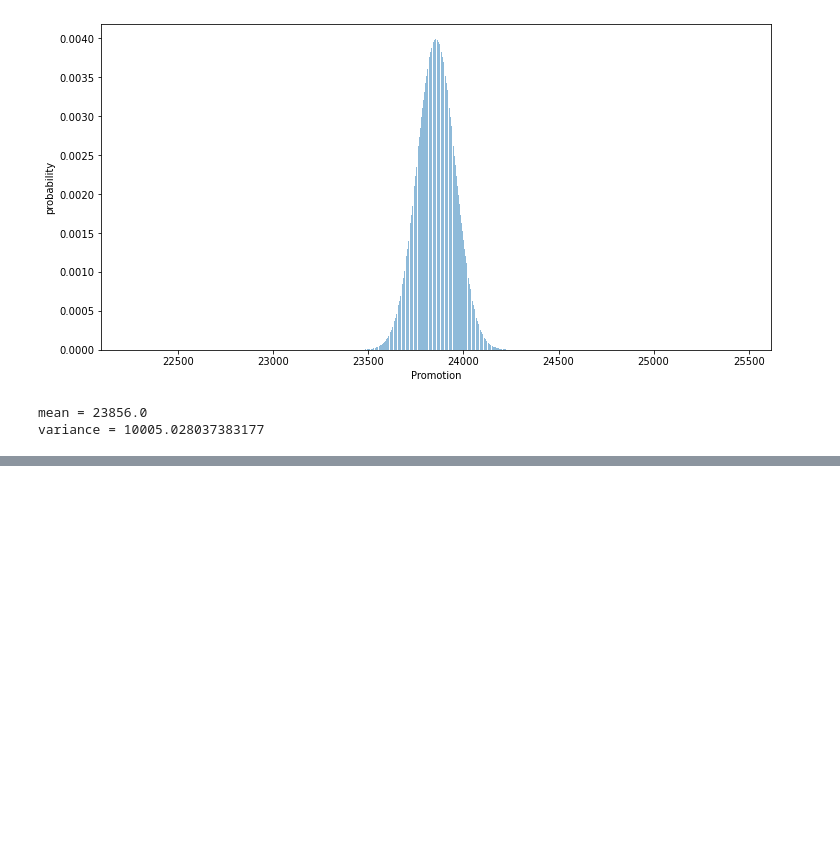
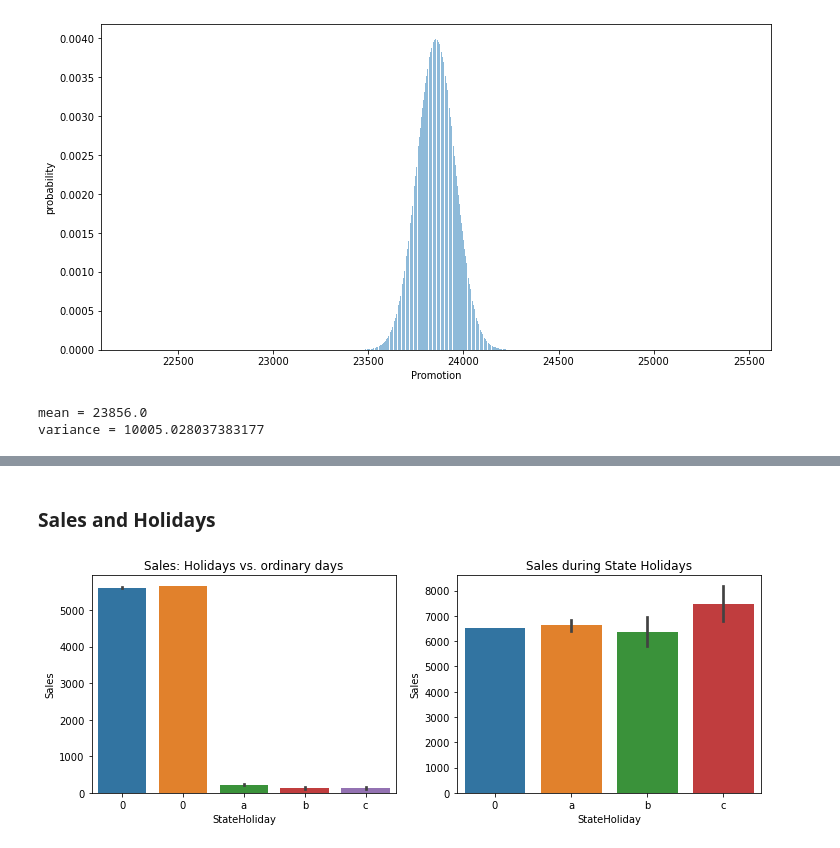
Before and after one commit to benbel376/time-series-data-sales-prediction, a Jupyter notebook: notebooks/data_exploration.ipynb, the cells around one changed output, grey strips where cells are left out. Drawn from its saved outputs; the diff is of its cells as text; code cells hidden in the pictures; blank space fills up the shorter version.

Commit message:
during holiday sales completed

```diff
--- a/notebooks/data_exploration.ipynb
+++ b/notebooks/data_exploration.ipynb
@@ -63,0 +68,18 @@ variance = 10005.028037383177
+# %% [markdown]
+### Sales and Holidays
+# %%
+# comparing holiday day sales with non Holiday ones
+
+x_axes = ['StateHoliday', 'StateHoliday']
+y_axes = ['Sales', "Sales"]
+
+holidays = train.query("StateHoliday != 'No_holiday'")
+df2 = holidays[(holidays["StateHoliday"] != "0") & (holidays["Sales"] > 0)]
+
+dfs = [train, df2 ]
+titles = ['Sales: Holidays vs. ordinary days', 'Sales during State Holidays']
+fig, (axis1,axis2) = plt.subplots(1,2,figsize=(12,4))
+
+DV.plot_bar(x_axes, y_axes, dfs, titles, [axis1, axis2])
+# %% [output]
+[figure, added]
```
Also changed, not shown: parts of 8 cells of this notebook.
